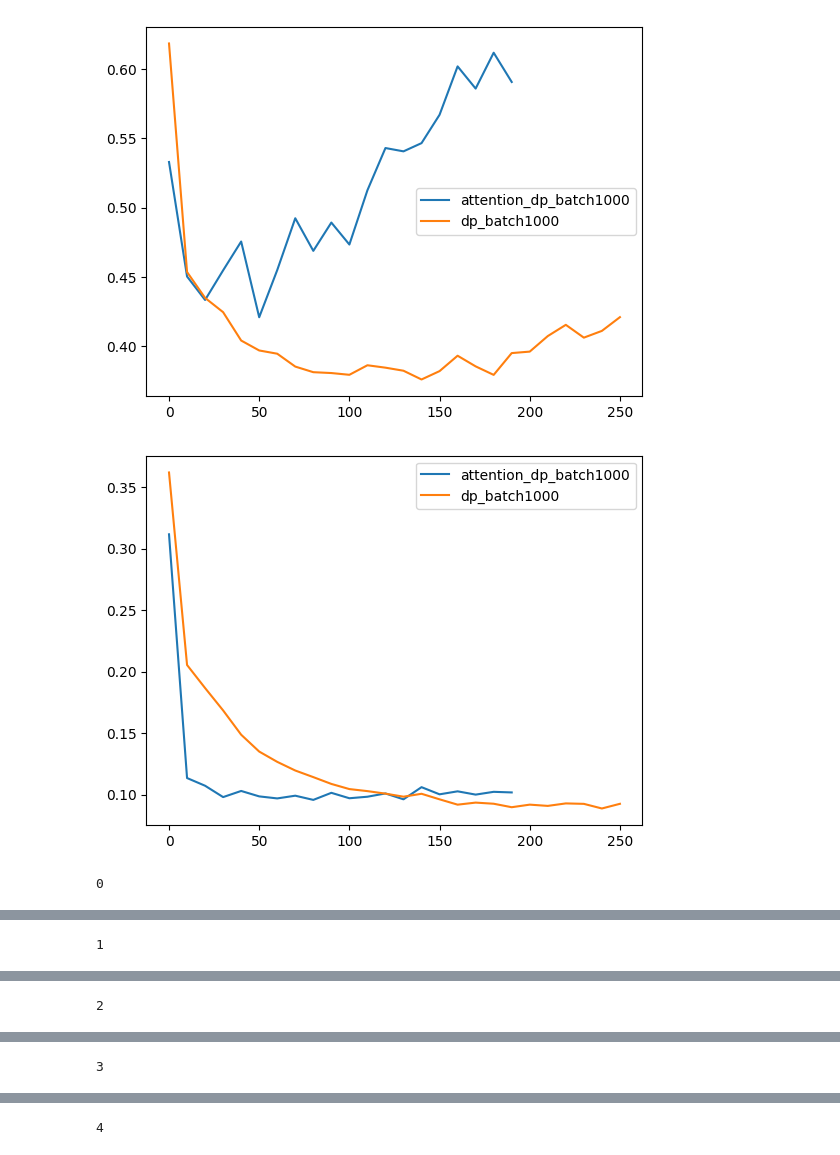
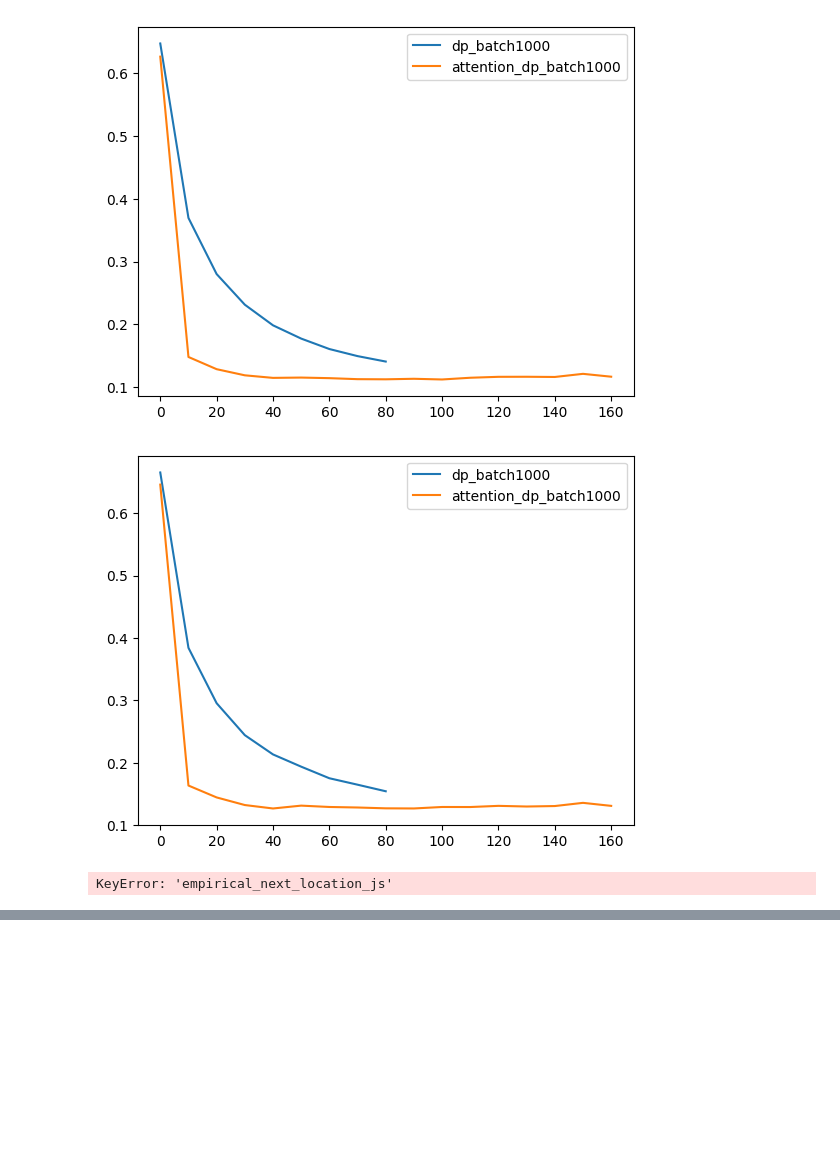
Before and after one commit to tkgsn/priv_traj_gen, a Jupyter notebook: show.ipynb, the cells around one changed output, grey strips where cells are left out. Drawn from its saved outputs; the diff is of its cells as text; code cells hidden in the pictures; blank space fills up the shorter version.

```diff
--- a/show.ipynb
+++ b/show.ipynb
@@ -55,38 +154,46 @@ def plot_average(test_jsss, label, x=None):
 # %%
-dataset = "peopleflow"
+dataset = "chengdu"
 data_name = "100000"
-training_data_name = "bin38"
+training_data_name = "start_end"
+
+save_names = ["dp_batch1000", "attention_dp_batch1000"]
 
 # plot next_location_js
-save_names = ["attention_dp_batch1000", "dp_batch1000"]
 test_jssss = [load(save_name, "next_location_js") for save_name in save_names]
 for test_jsss, save_name in zip(test_jssss, save_names):
     epochs = [v*10 for v in range(len(test_jsss))]
     plot_average(test_jsss, save_name, x=epochs)
 plt.legend()
 plt.show()
 
 # plot route_js
-save_names = ["attention_dp_batch1000", "dp_batch1000"]
 test_jssss = [load(save_name, "route_js") for save_name in save_names]
+for test_jsss, save_name in zip(test_jssss, save_names):
+    epochs = [v*10 for v in range(len(test_jsss))]
+    plot_average(test_jsss, save_name, x=epochs)
+plt.legend()
+plt.show()
+
+# plot empirical_next_location_js
+test_jssss = [load(save_name, "empirical_next_location_js") for save_name in save_names]
 for test_jsss, save_name in zip(test_jssss, save_names):
     epochs = [v*10 for v in range(len(test_jsss))]
     plot_average(test_jsss, save_name, x=epochs)
 plt.legend()
 plt.show()
 
 # plot global_js
 test_jssss = [load(save_name, "global_js") for save_name in save_names]
 targets = [0,1,2,3,4]
 for target in targets:
     print(target)
     for test_jsss, save_name in zip(test_jssss, save_names):
         epochs = [v*10 for v in range(len(test_jsss))]
         plot(test_jsss, target, save_name, x=epochs)
     plt.legend()
 
     plt.show()
 # %% [output]
-[figure, old version]
+[figure, new version]
-[figure, old version]
+[figure, new version]
-0
+KeyError: 'empirical_next_location_js'
@@ -94 +199,0 @@ for target in targets:
-1
@@ -96 +199,0 @@ for target in targets:
-2
@@ -98 +199,0 @@ for target in targets:
-3
@@ -100 +199,0 @@ for target in targets:
-4
```
Also changed, not shown: parts of 5 cells of this notebook, 5 other files.
